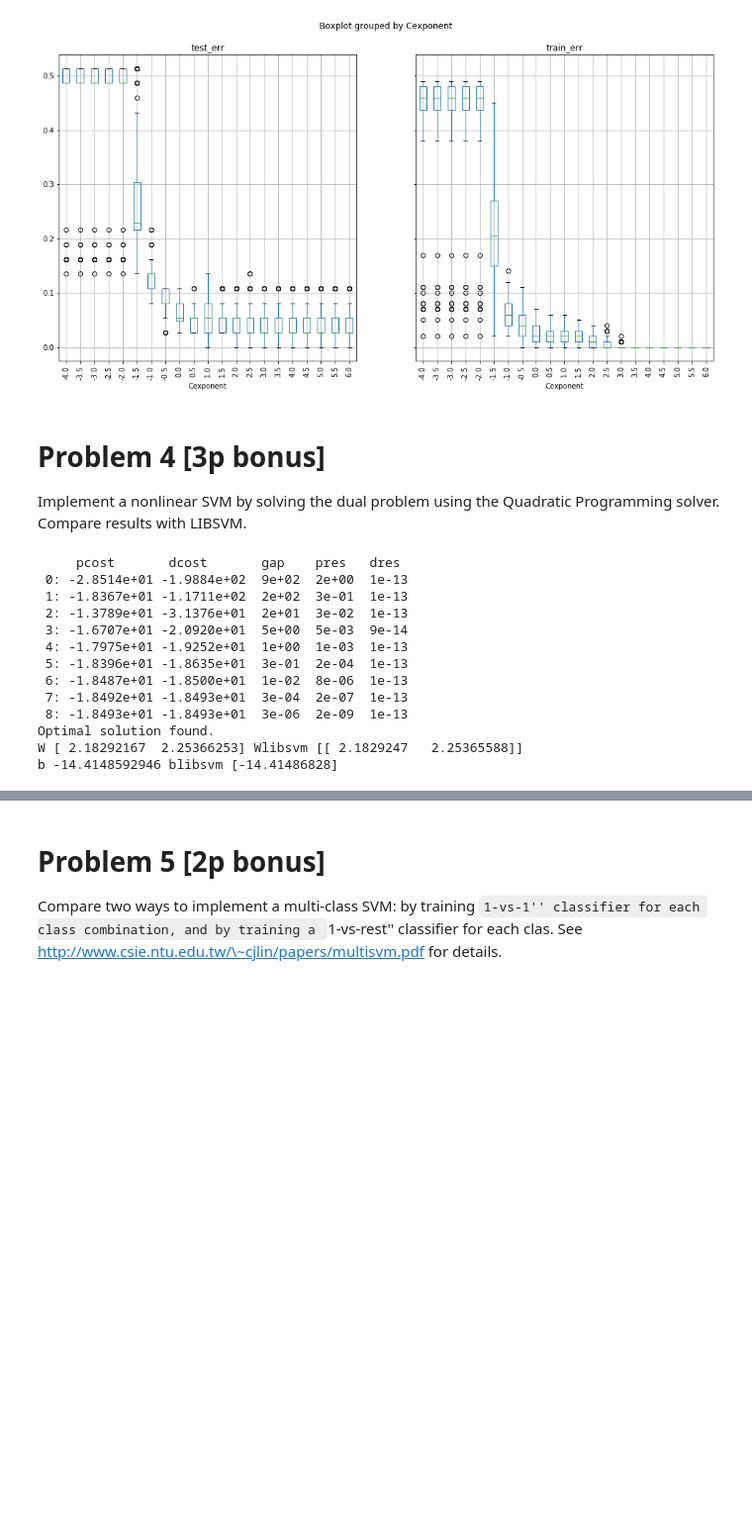
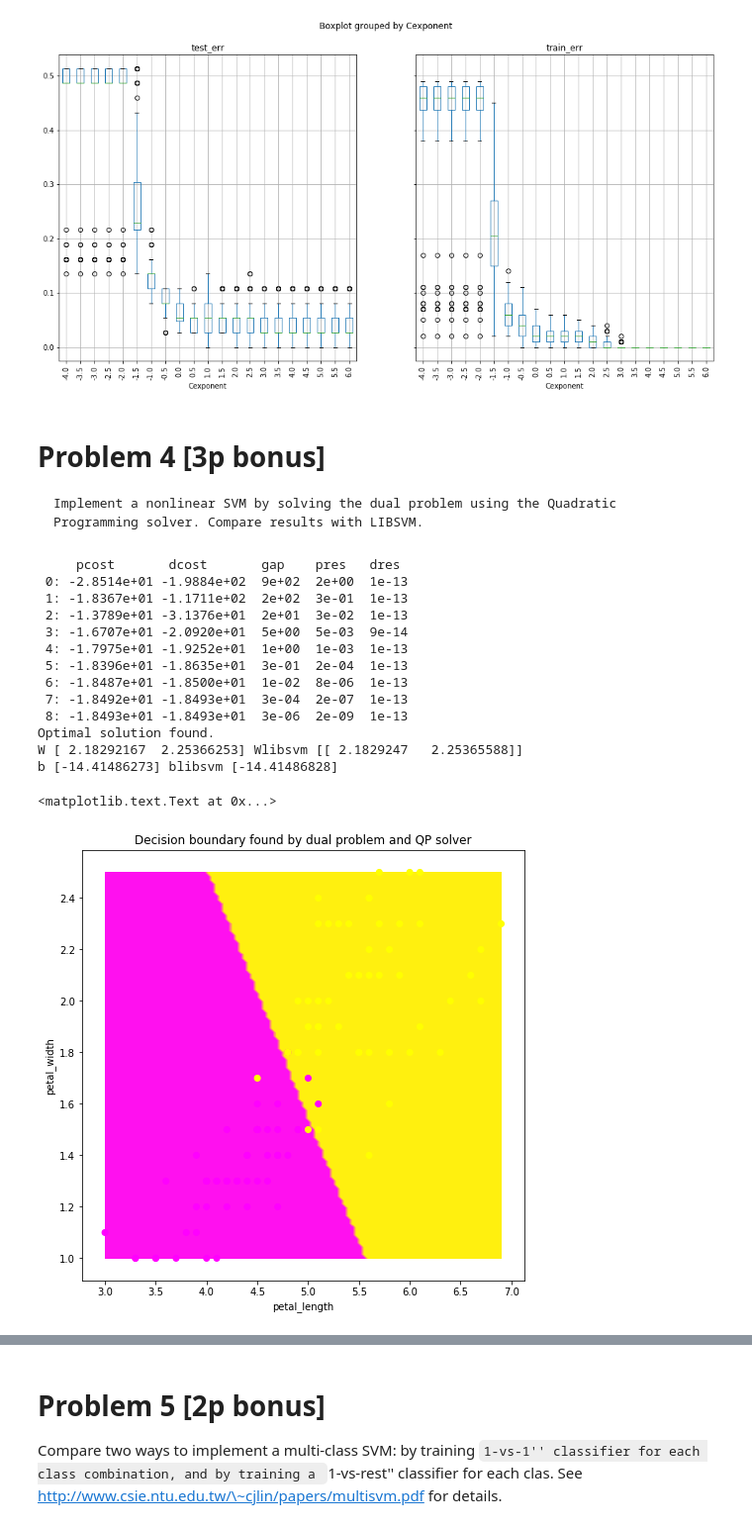
Before and after one commit to swistak35/nn_assignments, a Jupyter notebook: assignment6/assignment_6.ipynb, the cells around one changed output, grey strips where cells are left out. Shown at 99% size. Saved outputs shown, nothing was run; the diff lists cells and outputs as text; code cells hidden in the pictures; blank space fills up the shorter version.

Commit message:
Problem 4 finished

```diff
--- a/assignment6/assignment_6.ipynb
+++ b/assignment6/assignment_6.ipynb
@@ -419,5 +419,6 @@ array([<matplotlib.axes._subplots.AxesSubplot object at 0x...>,
 # %% [markdown]
 # Problem 4 [3p bonus]
 
-Implement a nonlinear SVM by solving the dual problem using the Quadratic Programming solver. Compare results with LIBSVM.
+
+    Implement a nonlinear SVM by solving the dual problem using the Quadratic Programming solver. Compare results with LIBSVM.
 # %%
@@ -472,5 +505,5 @@ def nonlinear_svm(irisX, irisY, C = 1.0):
 # %%
-ret, W2, b2 = nonlinear_svm(IrisX2F, IrisY, C = 1.0)
+ret2, W2, b2, support_2, support_vectors_2, dual_coef_2 = nonlinear_svm(IrisX2F, IrisY, C = 1.0)
 
 print 'W', W2.T, 'Wlibsvm', Wlibsvm
 print 'b', b2, 'blibsvm', blibsvm
@@ -487,4 +520,25 @@ print 'b', b2, 'blibsvm', blibsvm
  8: -1.8493e+01 -1.8493e+01  3e-06  2e-09  1e-13
 Optimal solution found.
 W [ 2.18292167  2.25366253] Wlibsvm [[ 2.1829247   2.25365588]]
-b -14.4148592946 blibsvm [-14.41486828]
+b [-14.41486273] blibsvm [-14.41486828]
+# %%
+pylab.rcParams['figure.figsize'] = (8, 8)
+
+petal_lengths, petal_widths = np.meshgrid(np.linspace(IrisX2F[0,:].min(), IrisX2F[0,:].max(), 100),
+                                          np.linspace(IrisX2F[1,:].min(), IrisX2F[1,:].max(), 100))
+
+IrisXGrid = np.vstack([petal_lengths.ravel(), petal_widths.ravel()])
+predictions_Grid = np.zeros((IrisXGrid.shape[1], 1))
+for i in range(predictions_Grid.shape[0]):
+    predictions_Grid[i] = predict(support_vectors_2, dual_coef_2, b2, IrisXGrid.T[i].T)
+#predictions_Grid = svm_model_rbf.predict(IrisXGrid.T)
+
+contourf(petal_lengths, petal_widths, predictions_Grid.reshape(petal_lengths.shape), cmap='spring')
+scatter(IrisX2F[0,:], IrisX2F[1,:], c=IrisY.ravel(), cmap='spring')
+
+xlabel('petal_length')
+ylabel('petal_width')
+title('Decision boundary found by dual problem and QP solver')
+# %% [output]
+<matplotlib.text.Text at 0x...>
+[figure, added]
```
Also changed, not shown: parts of 7 cells of this notebook.
